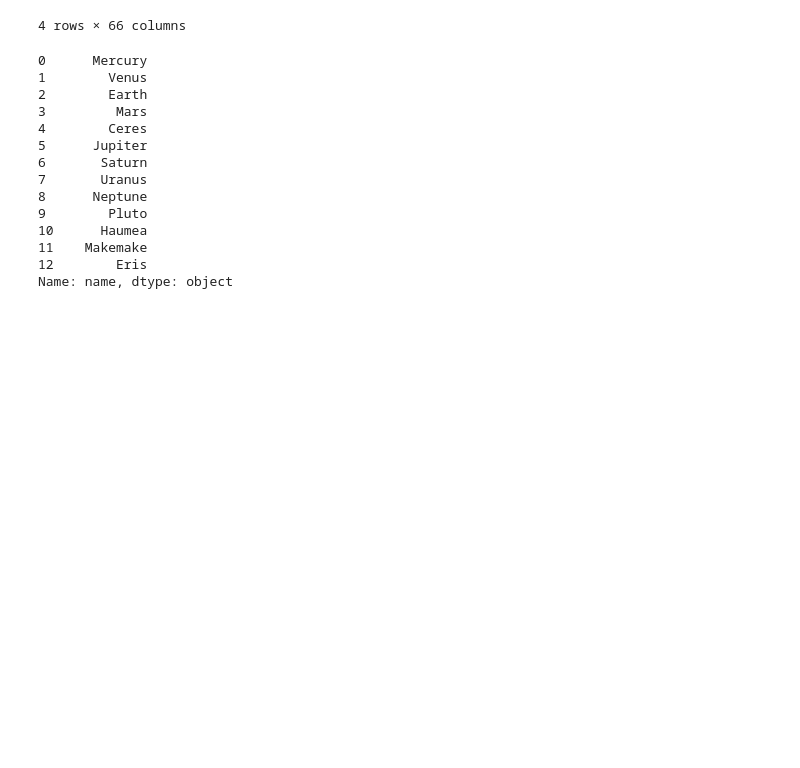
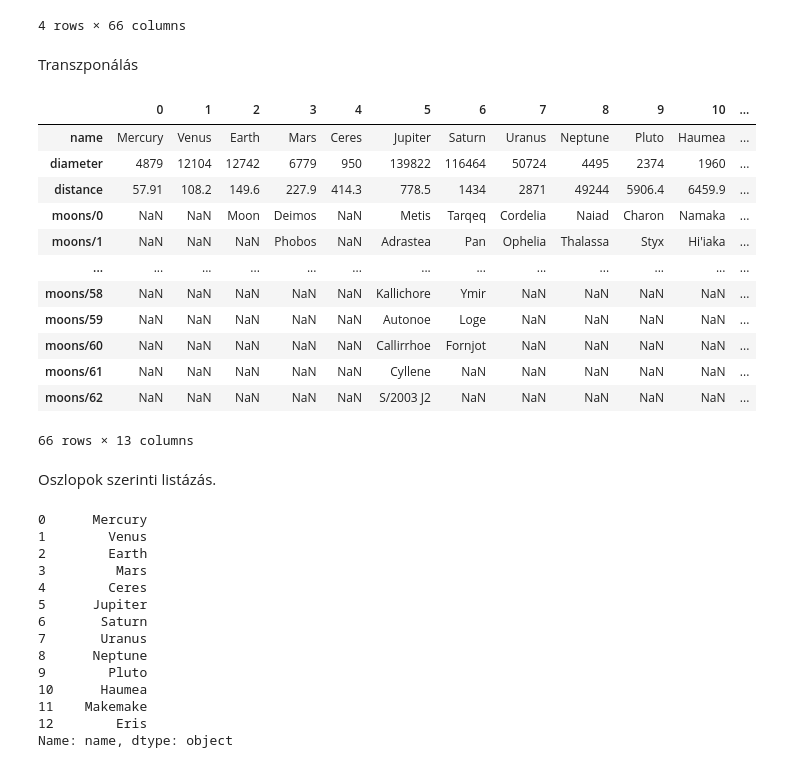
Before and after one commit to nandordevai/python-dataviz, a Jupyter notebook: Pandas.ipynb, the cells around one changed output. Cells and saved outputs as stored; diff of their text form; code cells hidden in the pictures; blank space fills up the shorter version.

```diff
--- a/Pandas.ipynb
+++ b/Pandas.ipynb
@@ -12,6 +18,26 @@ planets.head(4)
 | 2 | Earth | 12742 | 149.60 | Moon | NaN | NaN | NaN | NaN | NaN | NaN | ... | ... |
 | 3 | Mars | 6779 | 227.90 | Deimos | Phobos | NaN | NaN | NaN | NaN | NaN | ... | ... |
 4 rows × 66 columns
+# %% [markdown]
+Transzponálás
+# %%
+planets.T
+# %% [output]
+|  | 0 | 1 | 2 | 3 | 4 | 5 | 6 | 7 | 8 | 9 | 10 | ... |
+| name | Mercury | Venus | Earth | Mars | Ceres | Jupiter | Saturn | Uranus | Neptune | Pluto | Haumea | ... |
+| diameter | 4879 | 12104 | 12742 | 6779 | 950 | 139822 | 116464 | 50724 | 4495 | 2374 | 1960 | ... |
+| distance | 57.91 | 108.2 | 149.6 | 227.9 | 414.3 | 778.5 | 1434 | 2871 | 49244 | 5906.4 | 6459.9 | ... |
+| moons/0 | NaN | NaN | Moon | Deimos | NaN | Metis | Tarqeq | Cordelia | Naiad | Charon | Namaka | ... |
+| moons/1 | NaN | NaN | NaN | Phobos | NaN | Adrastea | Pan | Ophelia | Thalassa | Styx | Hi'iaka | ... |
+| ... | ... | ... | ... | ... | ... | ... | ... | ... | ... | ... | ... | ... |
+| moons/58 | NaN | NaN | NaN | NaN | NaN | Kallichore | Ymir | NaN | NaN | NaN | NaN | ... |
+| moons/59 | NaN | NaN | NaN | NaN | NaN | Autonoe | Loge | NaN | NaN | NaN | NaN | ... |
+| moons/60 | NaN | NaN | NaN | NaN | NaN | Callirrhoe | Fornjot | NaN | NaN | NaN | NaN | ... |
+| moons/61 | NaN | NaN | NaN | NaN | NaN | Cyllene | NaN | NaN | NaN | NaN | NaN | ... |
+| moons/62 | NaN | NaN | NaN | NaN | NaN | S/2003 J2 | NaN | NaN | NaN | NaN | NaN | ... |
+66 rows × 13 columns
+# %% [markdown]
+Oszlopok szerinti listázás.
 # %%
 planets['name']
 # %% [output]
```
Also changed, not shown: parts of 21 cells of this notebook.
